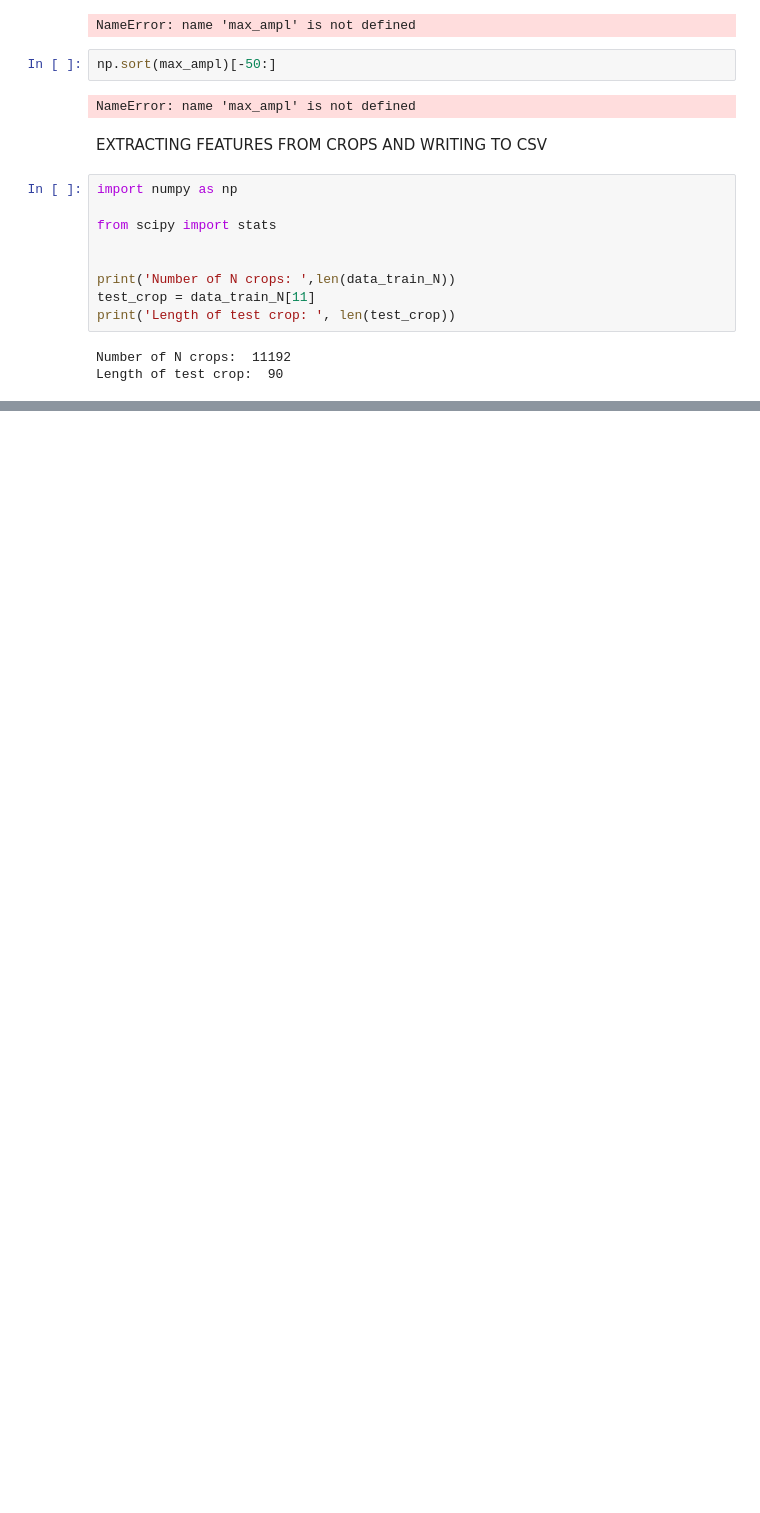
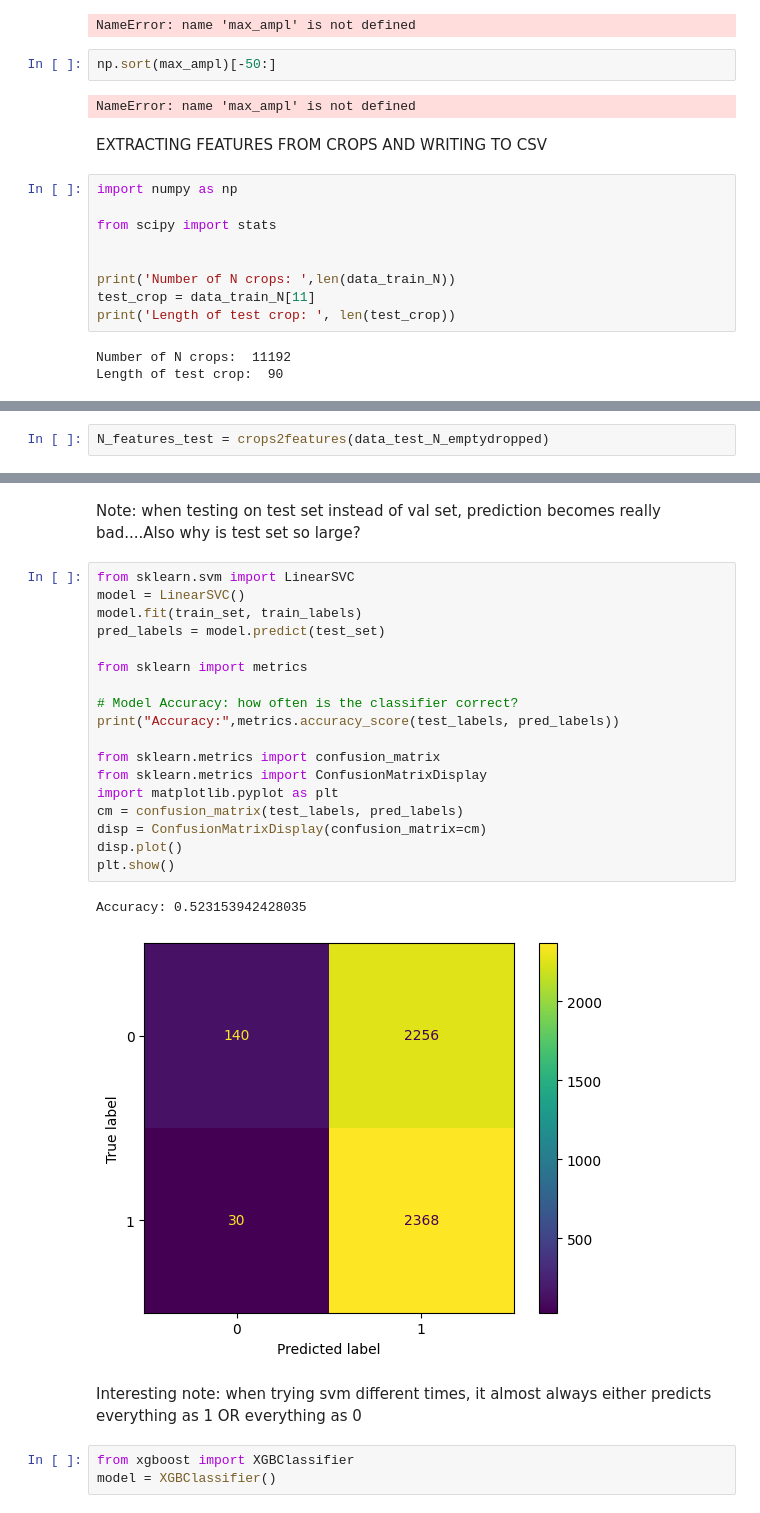
Before and after one commit to FrancescoLeni/AI_PPG, a Jupyter notebook: NB_ML.ipynb, the cells around one changed output, grey strips where cells are left out. Cells and saved outputs as stored; diff of their text form; blank space fills up the shorter version.

```diff
--- a/NB_ML.ipynb
+++ b/NB_ML.ipynb
@@ -333,0 +319,2 @@ TO DO: Exploit full training data and using the already made test set (that I ig
+# %%
+N_features_test = crops2features(data_test_N_emptydropped)
@@ -333,0 +386,28 @@ TO DO: Exploit full training data and using the already made test set (that I ig
+# %% [markdown]
+Note: when testing on test set instead of val set, prediction becomes really bad....Also why is test set so large?
+# %%
+from sklearn.svm import LinearSVC
+model = LinearSVC()
+model.fit(train_set, train_labels)
+pred_labels = model.predict(test_set)
+
+from sklearn import metrics
+
+# Model Accuracy: how often is the classifier correct?
+print("Accuracy:",metrics.accuracy_score(test_labels, pred_labels))
+
+from sklearn.metrics import confusion_matrix
+from sklearn.metrics import ConfusionMatrixDisplay
+import matplotlib.pyplot as plt
+cm = confusion_matrix(test_labels, pred_labels)
+disp = ConfusionMatrixDisplay(confusion_matrix=cm)
+disp.plot()
+plt.show()
+# %% [output]
+Accuracy: 0.523153942428035
+[figure, added]
+# %% [markdown]
+Interesting note: when trying svm different times, it almost always either predicts everything as 1 OR everything as 0
+# %%
+from xgboost import XGBClassifier
+model = XGBClassifier()
```
Also changed, not shown: parts of 49 cells of this notebook.
